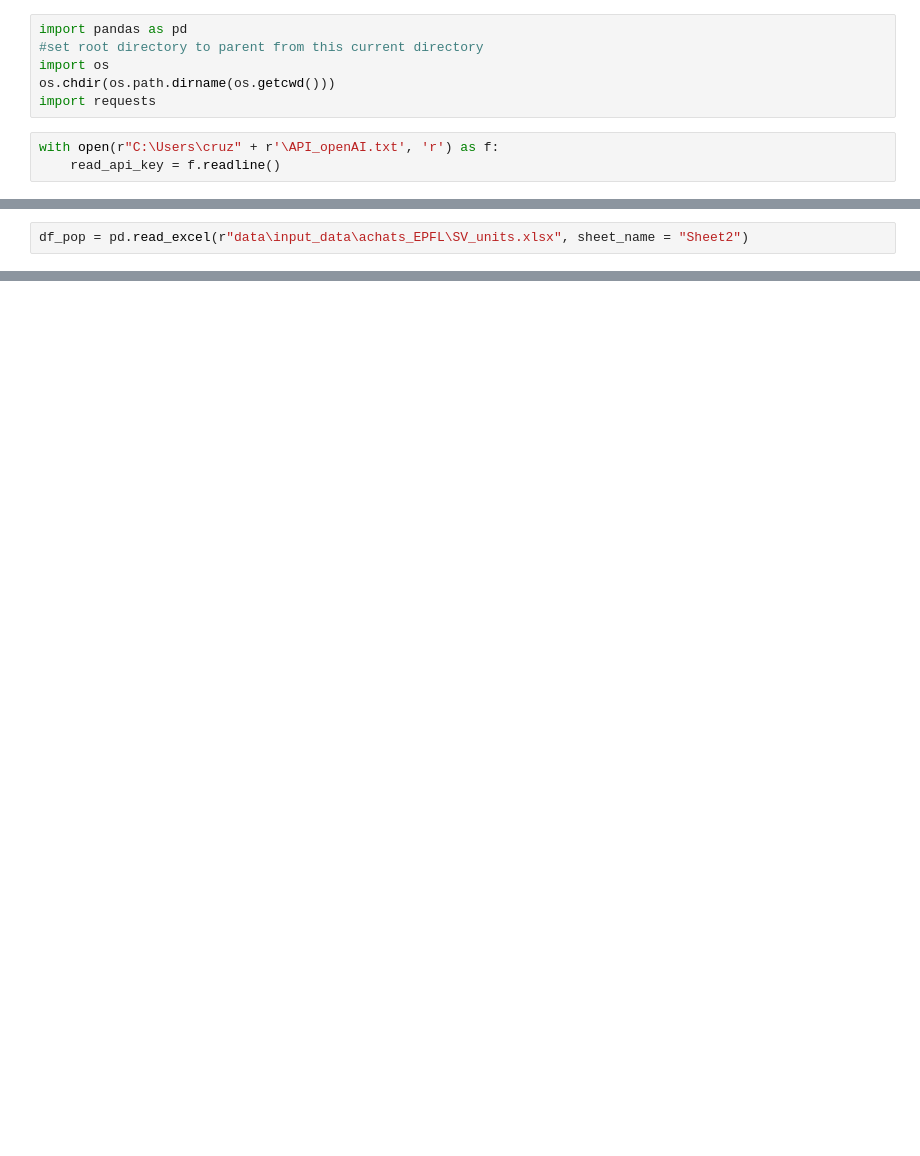
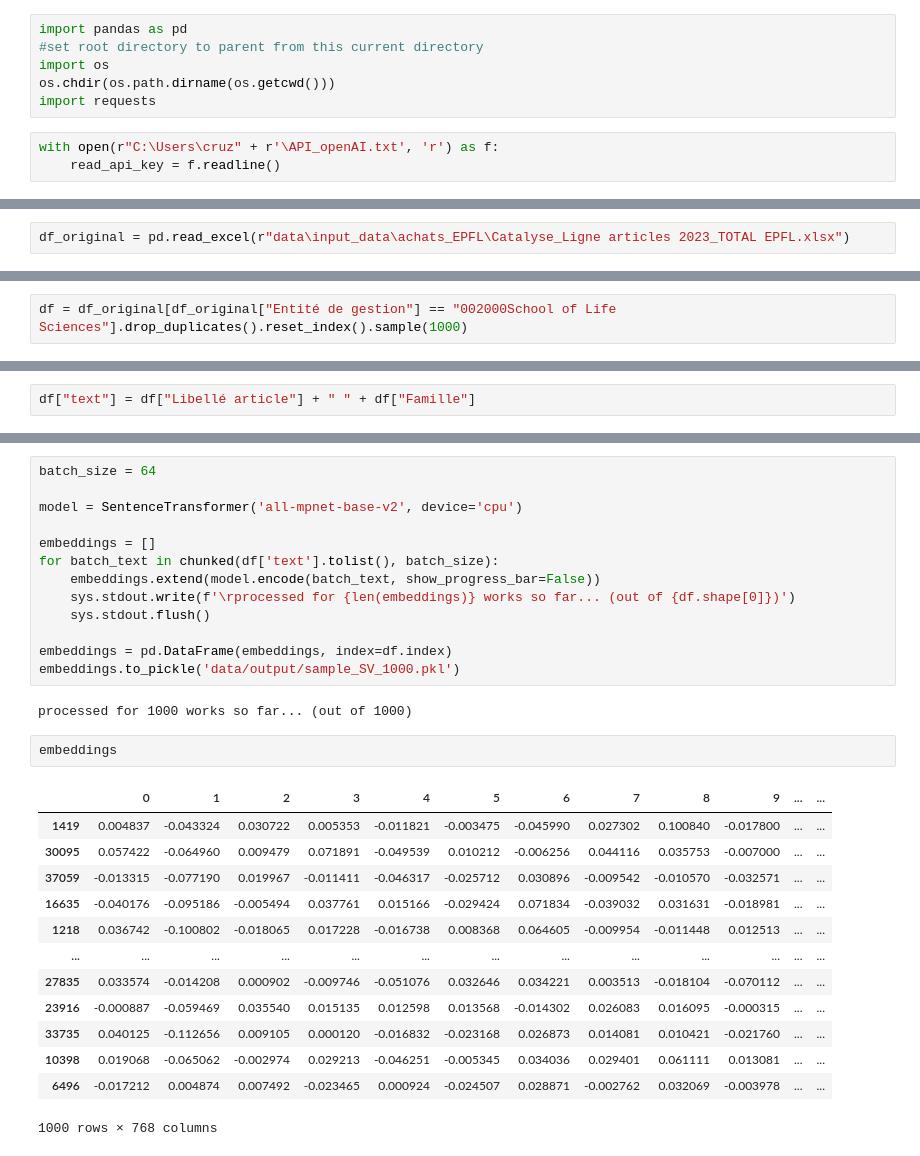
Before and after one commit to hugocruzz/Carbon_AI, a Jupyter notebook: notebooks/sandbox.ipynb, the cells around one changed output, grey strips where cells are left out. Cells and saved outputs as stored; diff of their text form; blank space fills up the shorter version.

```diff
--- a/notebooks/sandbox.ipynb
+++ b/notebooks/sandbox.ipynb
@@ -34,2 +79,2 @@ array([nan, 'BMI - Administration ', 'Neural Microcircuitry Laboratory ',
 # %%
-df_pop = pd.read_excel(r"data\input_data\achats_EPFL\SV_units.xlsx", sheet_name = "Sheet2")
+df_original = pd.read_excel(r"data\input_data\achats_EPFL\Catalyse_Ligne articles 2023_TOTAL EPFL.xlsx")
@@ -51,0 +81,2 @@ df_pop
+# %%
+df = df_original[df_original["Entité de gestion"] == "002000School of Life Sciences"].drop_duplicates().reset_index().sample(1000)
@@ -51,0 +93,2 @@ df_pop
+# %%
+df["text"] = df["Libellé article"] + " " + df["Famille"]
@@ -51,0 +110,31 @@ df_pop
+# %%
+batch_size = 64
+
+model = SentenceTransformer('all-mpnet-base-v2', device='cpu')
+
+embeddings = []
+for batch_text in chunked(df['text'].tolist(), batch_size):
+    embeddings.extend(model.encode(batch_text, show_progress_bar=False))
+    sys.stdout.write(f'\rprocessed for {len(embeddings)} works so far... (out of {df.shape[0]})')
+    sys.stdout.flush()
+
+embeddings = pd.DataFrame(embeddings, index=df.index)
+embeddings.to_pickle('data/output/sample_SV_1000.pkl')
+# %% [output]
+processed for 1000 works so far... (out of 1000)
+# %%
+embeddings
+# %% [output]
+|  | 0 | 1 | 2 | 3 | 4 | 5 | 6 | 7 | 8 | 9 | ... | ... |
+| 1419 | 0.004837 | -0.043324 | 0.030722 | 0.005353 | -0.011821 | -0.003475 | -0.045990 | 0.027302 | 0.100840 | -0.017800 | ... | ... |
+| 30095 | 0.057422 | -0.064960 | 0.009479 | 0.071891 | -0.049539 | 0.010212 | -0.006256 | 0.044116 | 0.035753 | -0.007000 | ... | ... |
+| 37059 | -0.013315 | -0.077190 | 0.019967 | -0.011411 | -0.046317 | -0.025712 | 0.030896 | -0.009542 | -0.010570 | -0.032571 | ... | ... |
+| 16635 | -0.040176 | -0.095186 | -0.005494 | 0.037761 | 0.015166 | -0.029424 | 0.071834 | -0.039032 | 0.031631 | -0.018981 | ... | ... |
+| 1218 | 0.036742 | -0.100802 | -0.018065 | 0.017228 | -0.016738 | 0.008368 | 0.064605 | -0.009954 | -0.011448 | 0.012513 | ... | ... |
+| ... | ... | ... | ... | ... | ... | ... | ... | ... | ... | ... | ... | ... |
+| 27835 | 0.033574 | -0.014208 | 0.000902 | -0.009746 | -0.051076 | 0.032646 | 0.034221 | 0.003513 | -0.018104 | -0.070112 | ... | ... |
+| 23916 | -0.000887 | -0.059469 | 0.035540 | 0.015135 | 0.012598 | 0.013568 | -0.014302 | 0.026083 | 0.016095 | -0.000315 | ... | ... |
+| 33735 | 0.040125 | -0.112656 | 0.009105 | 0.000120 | -0.016832 | -0.023168 | 0.026873 | 0.014081 | 0.010421 | -0.021760 | ... | ... |
+| 10398 | 0.019068 | -0.065062 | -0.002974 | 0.029213 | -0.046251 | -0.005345 | 0.034036 | 0.029401 | 0.061111 | 0.013081 | ... | ... |
+| 6496 | -0.017212 | 0.004874 | 0.007492 | -0.023465 | 0.000924 | -0.024507 | 0.028871 | -0.002762 | 0.032069 | -0.003978 | ... | ... |
+1000 rows × 768 columns
```
Also changed, not shown: parts of 17 cells of this notebook, 29 other files.
